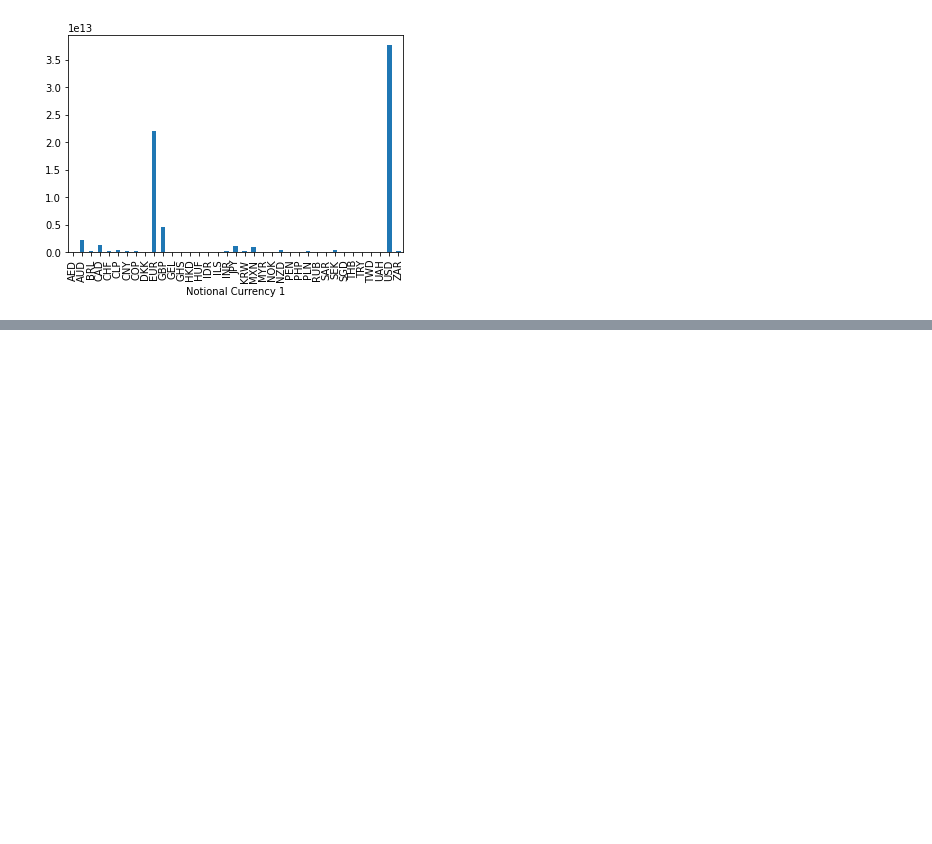
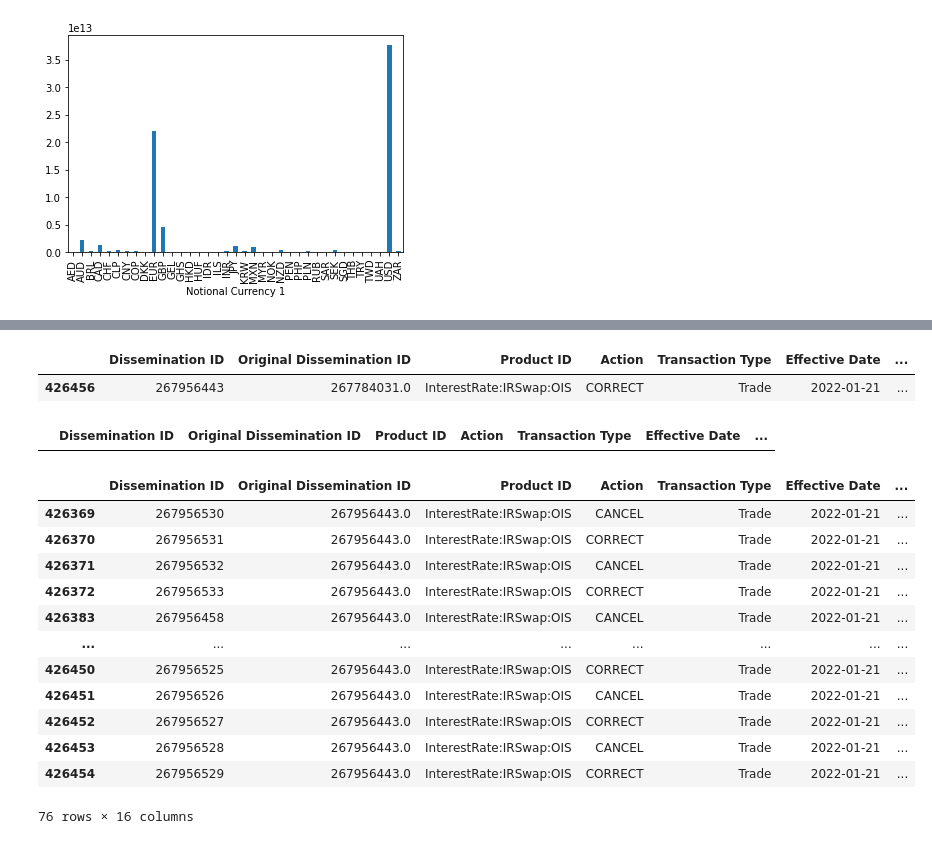
Before and after one commit to drastorguev/nqis_simple_app, a Jupyter notebook: Notebooks/EDA.ipynb, the cells around one changed output, grey strips where cells are left out. Drawn from its saved outputs; the diff is of its cells as text; code cells hidden in the pictures; blank space fills up the shorter version.

```diff
--- a/Notebooks/EDA.ipynb
+++ b/Notebooks/EDA.ipynb
@@ -886,0 +937,25 @@ final_df.groupby(['Notional Currency 1'])['notional_1_base']. \
+# %%
+final_df[(final_df['Dissemination ID'] == 267956443) | (final_df['Original Dissemination ID'] == 267956443.0)]
+# %% [output]
+|  | Dissemination ID | Original Dissemination ID | Product ID | Action | Transaction Type | Effective Date | ... |
+| 426456 | 267956443 | 267784031.0 | InterestRate:IRSwap:OIS | CORRECT | Trade | 2022-01-21 | ... |
+# %%
+final_df[(final_df['Dissemination ID'] == 267784031) | (final_df['Original Dissemination ID'] == 267784031.0)]
+# %% [output]
+|  | Dissemination ID | Original Dissemination ID | Product ID | Action | Transaction Type | Effective Date | ... |
+# %%
+final_df[pd.to_numeric(final_df['Original Dissemination ID'], errors='coerce') == 267956443.0]
+# %% [output]
+|  | Dissemination ID | Original Dissemination ID | Product ID | Action | Transaction Type | Effective Date | ... |
+| 426369 | 267956530 | 267956443.0 | InterestRate:IRSwap:OIS | CANCEL | Trade | 2022-01-21 | ... |
+| 426370 | 267956531 | 267956443.0 | InterestRate:IRSwap:OIS | CORRECT | Trade | 2022-01-21 | ... |
+| 426371 | 267956532 | 267956443.0 | InterestRate:IRSwap:OIS | CANCEL | Trade | 2022-01-21 | ... |
+| 426372 | 267956533 | 267956443.0 | InterestRate:IRSwap:OIS | CORRECT | Trade | 2022-01-21 | ... |
+| 426383 | 267956458 | 267956443.0 | InterestRate:IRSwap:OIS | CANCEL | Trade | 2022-01-21 | ... |
+| ... | ... | ... | ... | ... | ... | ... | ... |
+| 426450 | 267956525 | 267956443.0 | InterestRate:IRSwap:OIS | CORRECT | Trade | 2022-01-21 | ... |
+| 426451 | 267956526 | 267956443.0 | InterestRate:IRSwap:OIS | CANCEL | Trade | 2022-01-21 | ... |
+| 426452 | 267956527 | 267956443.0 | InterestRate:IRSwap:OIS | CORRECT | Trade | 2022-01-21 | ... |
+| 426453 | 267956528 | 267956443.0 | InterestRate:IRSwap:OIS | CANCEL | Trade | 2022-01-21 | ... |
+| 426454 | 267956529 | 267956443.0 | InterestRate:IRSwap:OIS | CORRECT | Trade | 2022-01-21 | ... |
+76 rows × 16 columns
```
Also changed, not shown: parts of 8 cells of this notebook, 3 other files.
